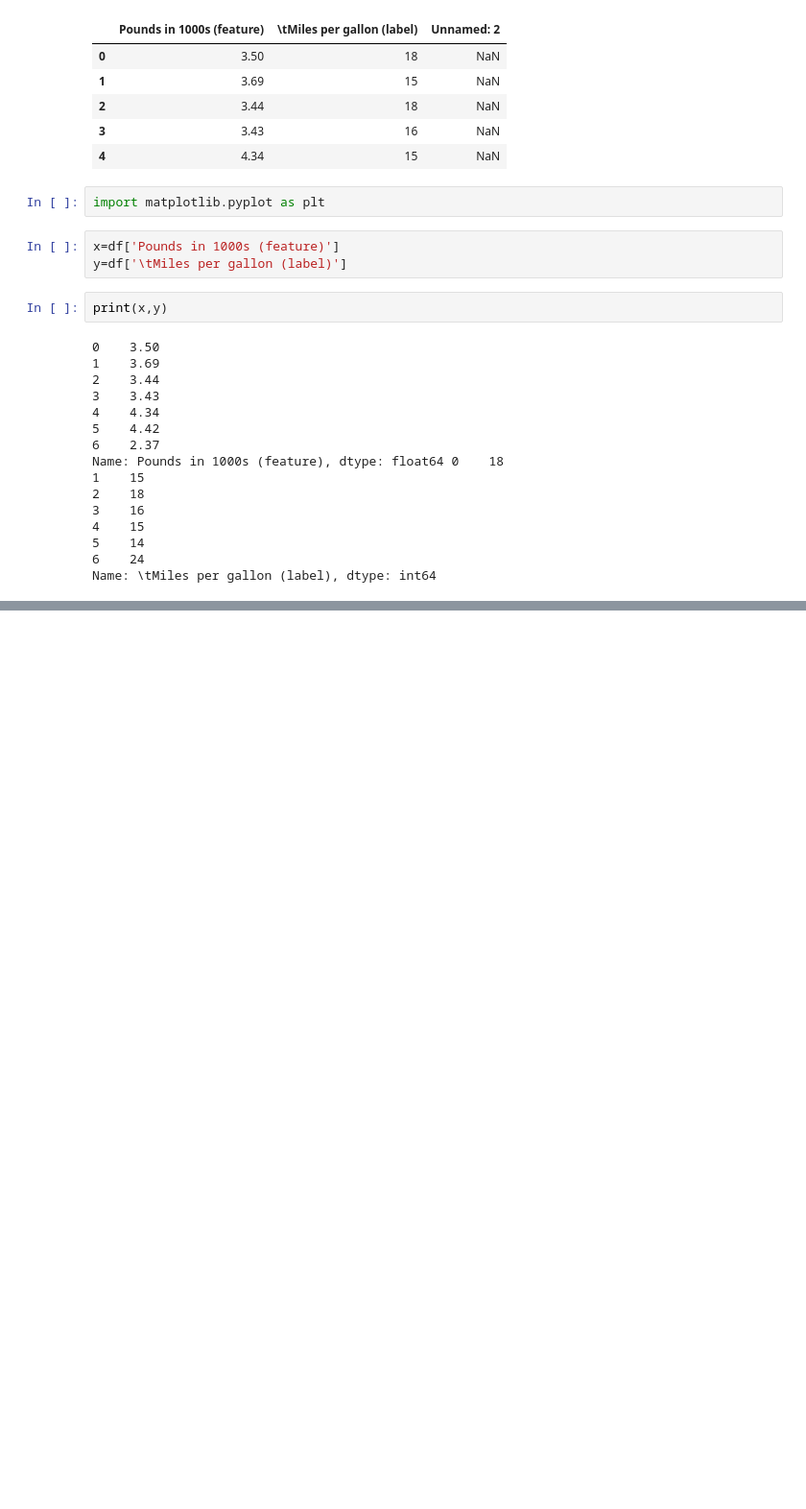
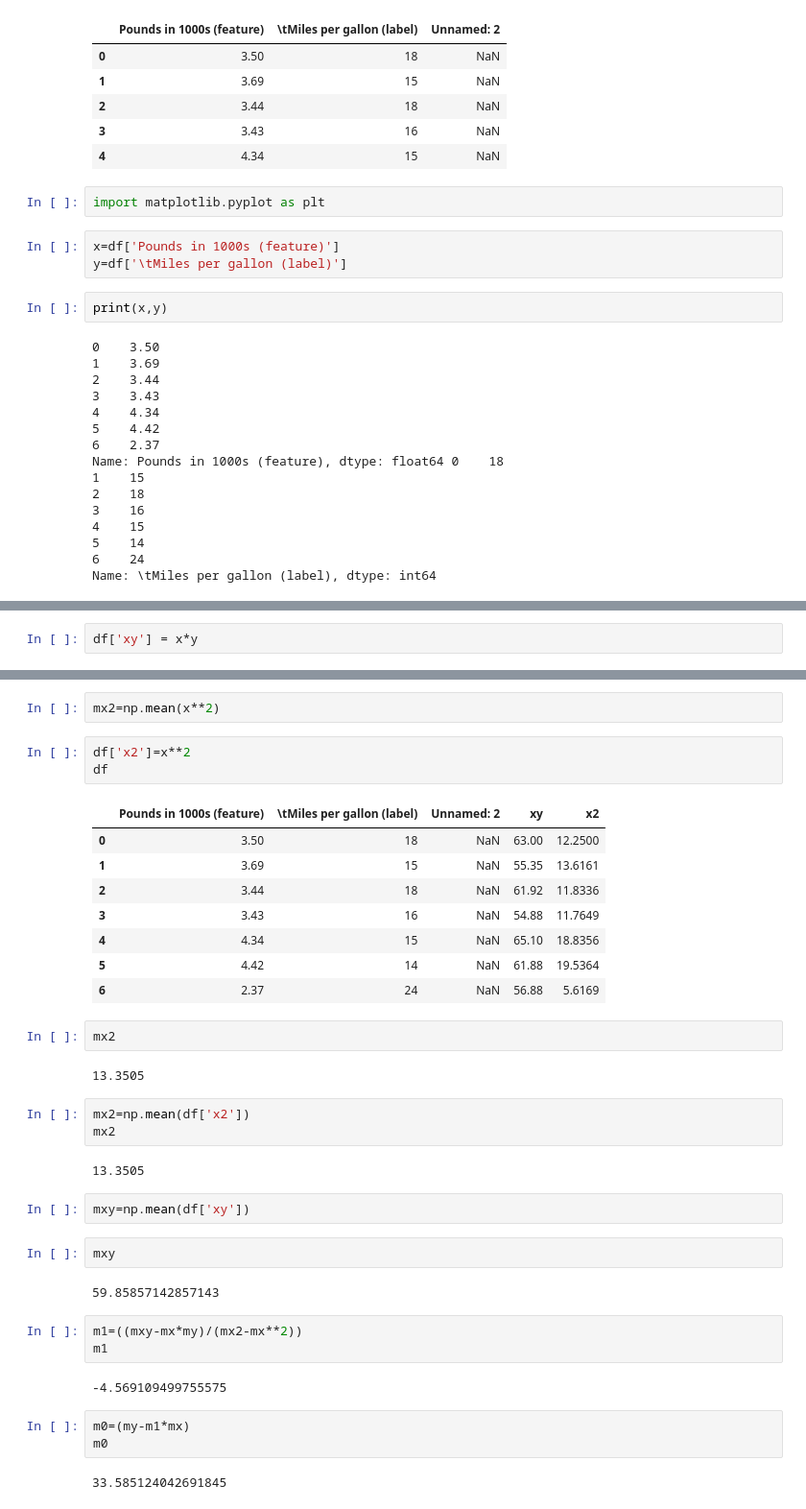
Before and after one commit to PrajwalBS-coder/ML, a Jupyter notebook: Regression/Linear Regression.ipynb, the cells around one changed output, grey strips where cells are left out. Shown: that part at 96% size. Drawn from its saved outputs; the diff is of its cells as text; blank space fills up the shorter version.

```diff
--- a/Regression/Linear Regression.ipynb
+++ b/Regression/Linear Regression.ipynb
@@ -35,0 +71,2 @@ Name: \tMiles per gallon (label), dtype: int64
+# %%
+df['xy'] = x*y
@@ -35,0 +84,39 @@ Name: \tMiles per gallon (label), dtype: int64
+# %%
+mx2=np.mean(x**2)
+# %%
+df['x2']=x**2
+df
+# %% [output]
+|  | Pounds in 1000s (feature) | \tMiles per gallon (label) | Unnamed: 2 | xy | x2 |
+| 0 | 3.50 | 18 | NaN | 63.00 | 12.2500 |
+| 1 | 3.69 | 15 | NaN | 55.35 | 13.6161 |
+| 2 | 3.44 | 18 | NaN | 61.92 | 11.8336 |
+| 3 | 3.43 | 16 | NaN | 54.88 | 11.7649 |
+| 4 | 4.34 | 15 | NaN | 65.10 | 18.8356 |
+| 5 | 4.42 | 14 | NaN | 61.88 | 19.5364 |
+| 6 | 2.37 | 24 | NaN | 56.88 | 5.6169 |
+# %%
+mx2
+# %% [output]
+13.3505
+# %%
+mx2=np.mean(df['x2'])
+mx2
+# %% [output]
+13.3505
+# %%
+mxy=np.mean(df['xy'])
+# %%
+mxy
+# %% [output]
+59.85857142857143
+# %%
+m1=((mxy-mx*my)/(mx2-mx**2))
+m1
+# %% [output]
+-4.569109499755575
+# %%
+m0=(my-m1*mx)
+m0
+# %% [output]
+33.585124042691845
```
Also changed, not shown: parts of 15 cells of this notebook.
